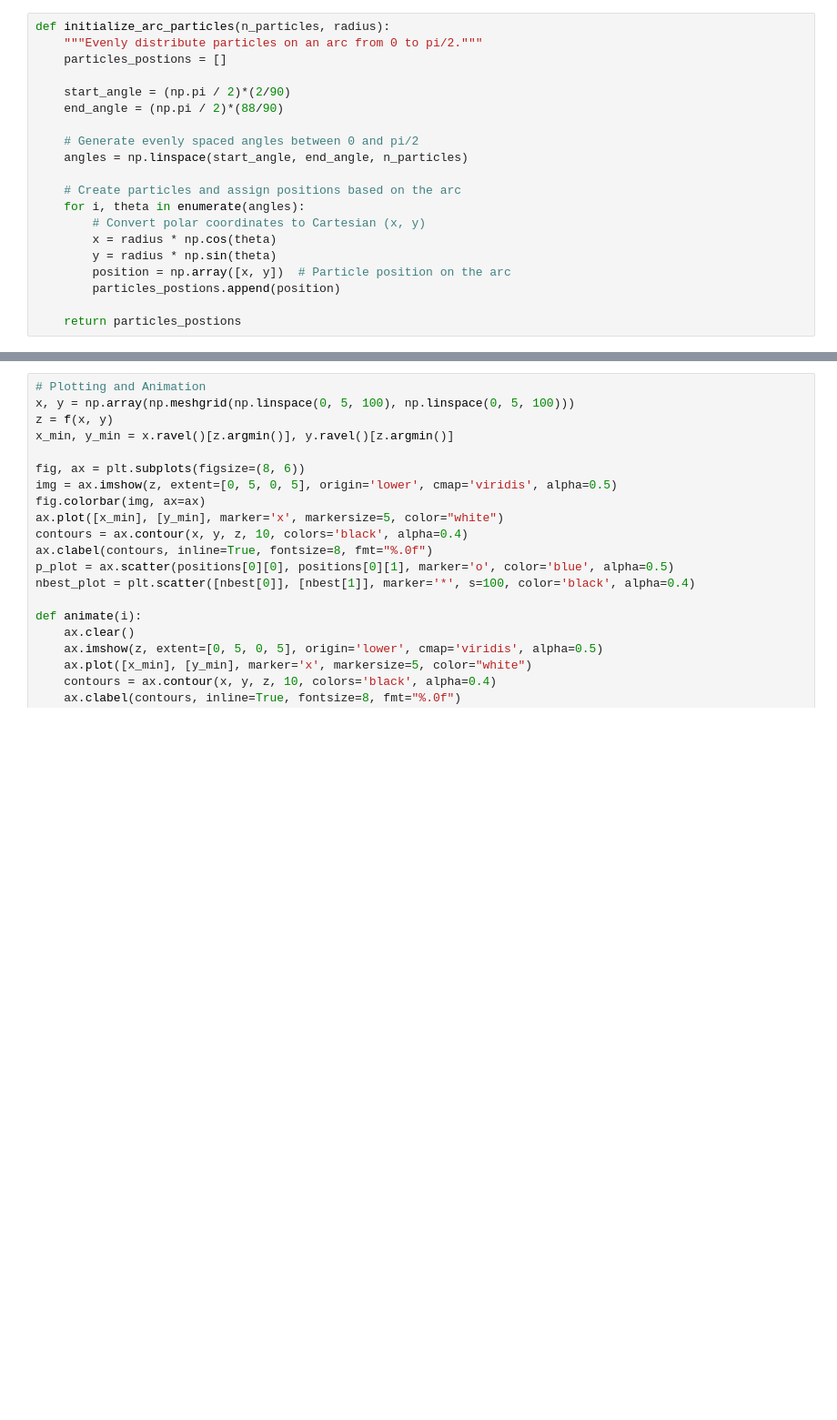
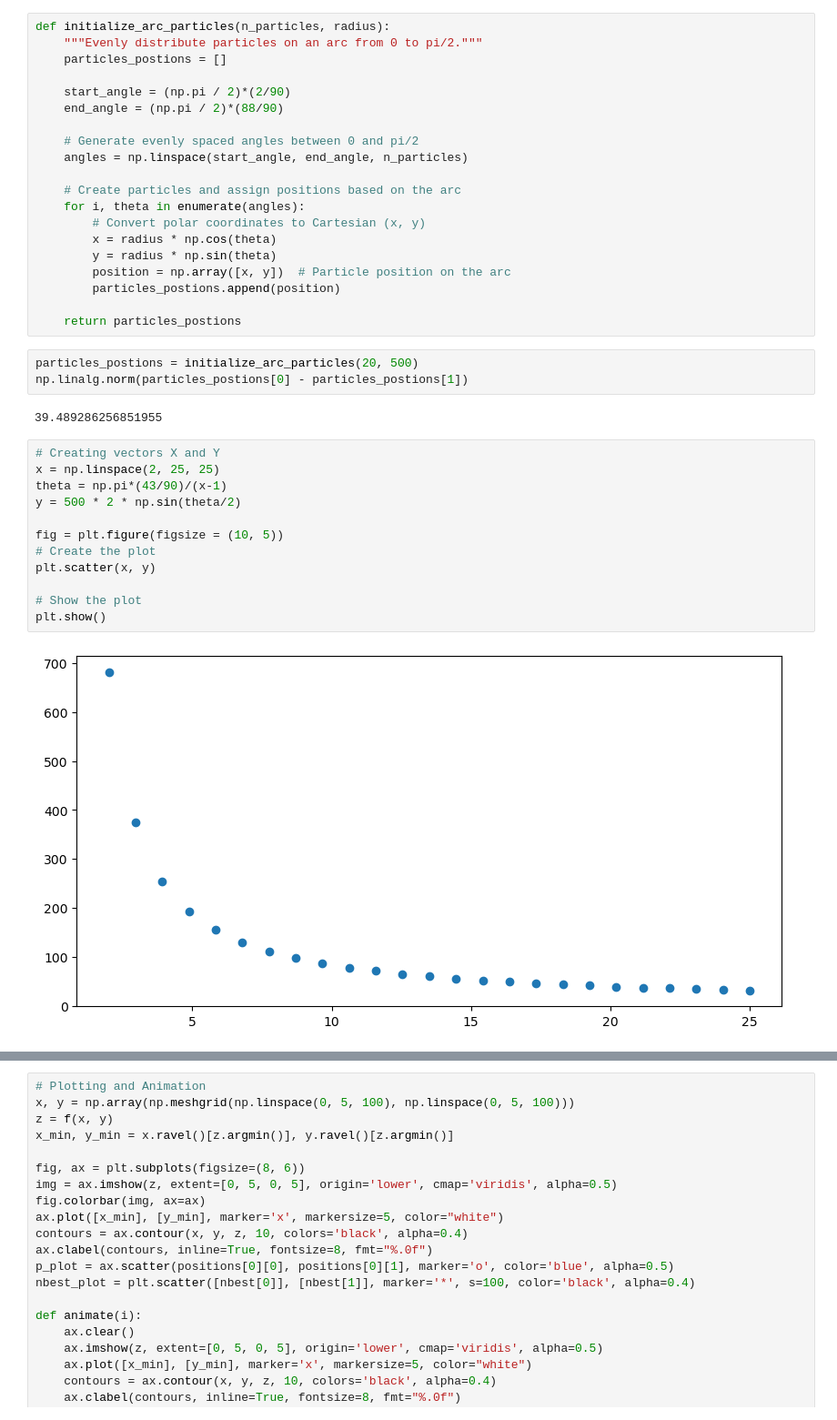
Before and after one commit to byang12/UNDERWATER_SWARM_ADHOC, a Jupyter notebook: PSO_levy-simpy.ipynb, the cells around one changed output, grey strips where cells are left out. Shown at 91% size. Cells and saved outputs as stored; diff of their text form; blank space fills up the shorter version.

```diff
--- a/PSO_levy-simpy.ipynb
+++ b/PSO_levy-simpy.ipynb
@@ -146,3 +141,22 @@ def initialize_arc_particles(n_particles, radius):
         particles_postions.append(position)
 
     return particles_postions
+# %%
+particles_postions = initialize_arc_particles(20, 500)
+np.linalg.norm(particles_postions[0] - particles_postions[1])
+# %% [output]
+39.489286256851955
+# %%
+# Creating vectors X and Y
+x = np.linspace(2, 25, 25)
+theta = np.pi*(43/90)/(x-1)
+y = 500 * 2 * np.sin(theta/2)
+
+fig = plt.figure(figsize = (10, 5))
+# Create the plot
+plt.scatter(x, y)
+
+# Show the plot
+plt.show()
+# %% [output]
+[figure, added]
```
Also changed, not shown: parts of 16 cells of this notebook, 2 other files.
